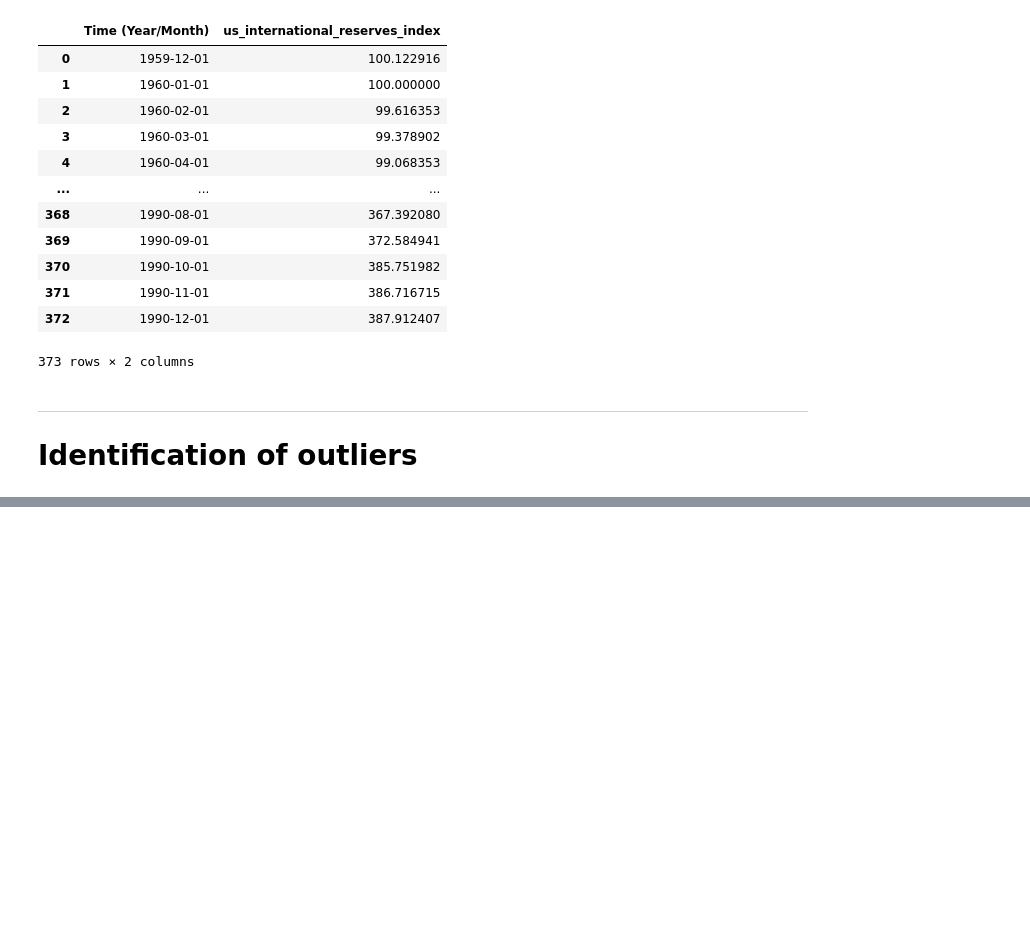
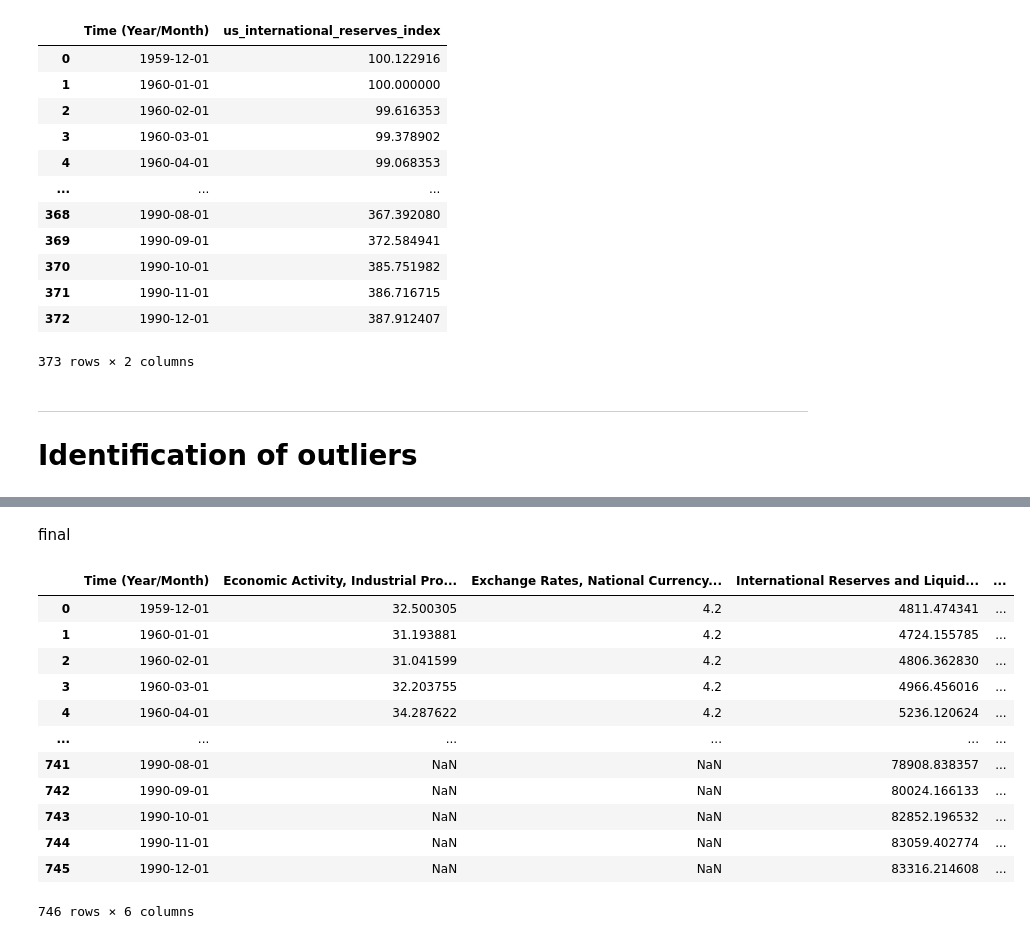
Before and after one commit to thoomkuzhymatthew/EC1B1_group28, a Jupyter notebook: code/DataCleaning.ipynb, the cells around one changed output, grey strips where cells are left out. Drawn from its saved outputs; the diff is of its cells as text; code cells hidden in the pictures; blank space fills up the shorter version.

```diff
--- a/code/DataCleaning.ipynb
+++ b/code/DataCleaning.ipynb
@@ -788,0 +856,66 @@ Testing outliers for German Nominal Exchange Rate Growth:
+# %% [markdown]
+final
+# %%
+import pandas as pd
+
+# --- Assume merged_df is already created and has the following columns:
+# "Time (Year/Month)",
+# "Economic Activity, Industrial Production, Index",
+# "Exchange Rates, National Currency Per U.S. Dollar, Period Average, Rate",
+# "International Reserves and Liquidity, Reserves, Official Reserve Assets, US Dollar",
+# "Prices, Consumer Price Index, All items, Index",
+# "Country"
+
+# Convert the time column to datetime (adjust the format if necessary)
+merged_df["Time (Year/Month)"] = pd.to_datetime(merged_df["Time (Year/Month)"], format='%b %Y', errors='coerce')
+
+# Identify numeric columns: here we assume all columns except "Time (Year/Month)" and "Country" are numeric.
+numeric_cols = [col for col in merged_df.columns if col not in ["Time (Year/Month)", "Country"]]
+
+def clean_series(series, sd=4):
+    """
+    For a given pandas Series, compute the mean and standard deviation.
+    Replace values outside ±(sd * std) from the mean with NaN,
+    then fill missing values by linear interpolation.
+    """
+    mean_val = series.mean()
+    std_val = series.std()
+    lower_bound = mean_val - sd * std_val
+    upper_bound = mean_val + sd * std_val
+    # Replace outliers with NaN
+    series_clean = series.mask((series < lower_bound) | (series > upper_bound))
+    # Interpolate missing values (both forward and backward)
+    series_clean = series_clean.interpolate(method='linear', limit_direction='both')
+    return series_clean
+
+def clean_group(df_group):
+    """
+    For a DataFrame representing one country's data,
+    clean all numeric columns using the clean_series function.
+    """
+    for col in numeric_cols:
+        df_group[col] = clean_series(df_group[col], sd=4)
+    return df_group
+
+# Clean data for each country separately using groupby
+cleaned_df = merged_df.groupby("Country", group_keys=False).apply(clean_group)
+
+# Optionally, sort the cleaned DataFrame by Country and Time for easier viewing
+cleaned_df = cleaned_df.sort_values(["Country", "Time (Year/Month)"]).reset_index(drop=True)
+
+# End the code with the variable for viewing.
+cleaned_df
+# %% [output]
+|  | Time (Year/Month) | Economic Activity, Industrial Pro... | Exchange Rates, National Currency... | International Reserves and Liquid... | ... |
+| 0 | 1959-12-01 | 32.500305 | 4.2 | 4811.474341 | ... |
+| 1 | 1960-01-01 | 31.193881 | 4.2 | 4724.155785 | ... |
+| 2 | 1960-02-01 | 31.041599 | 4.2 | 4806.362830 | ... |
+| 3 | 1960-03-01 | 32.203755 | 4.2 | 4966.456016 | ... |
+| 4 | 1960-04-01 | 34.287622 | 4.2 | 5236.120624 | ... |
+| ... | ... | ... | ... | ... | ... |
+| 741 | 1990-08-01 | NaN | NaN | 78908.838357 | ... |
+| 742 | 1990-09-01 | NaN | NaN | 80024.166133 | ... |
+| 743 | 1990-10-01 | NaN | NaN | 82852.196532 | ... |
+| 744 | 1990-11-01 | NaN | NaN | 83059.402774 | ... |
+| 745 | 1990-12-01 | NaN | NaN | 83316.214608 | ... |
+746 rows × 6 columns
```
Also changed, not shown: parts of 4 cells of this notebook, 3 other files.
